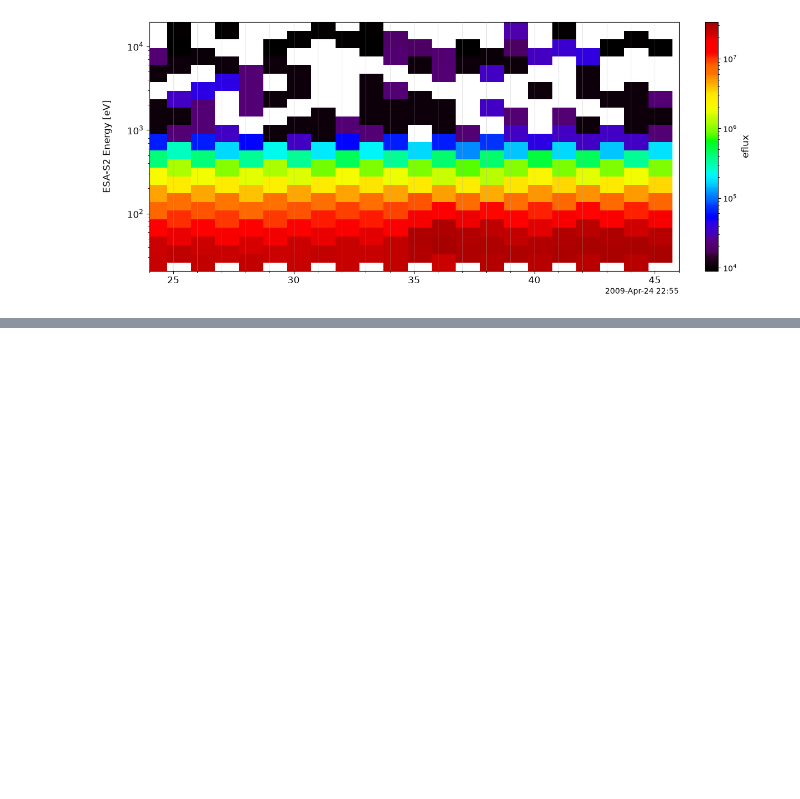
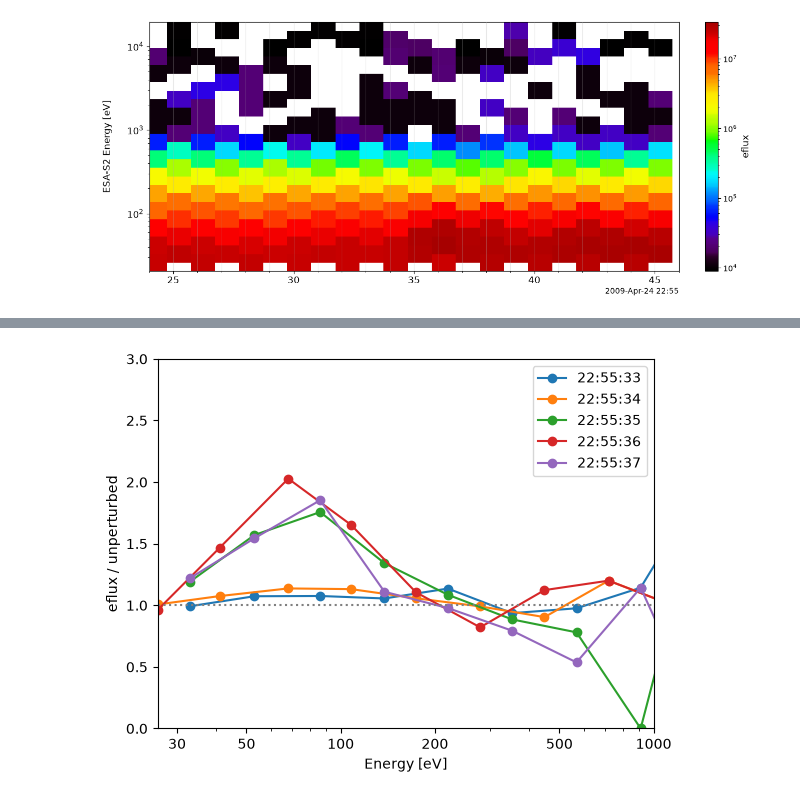
Before and after one commit to yulunwu000/artemis-lunar-plasma, a Jupyter notebook: notebooks/03_kaguya_test.ipynb, the cells around one changed output, grey strips where cells are left out. Drawn from its saved outputs; the diff is of its cells as text; code cells hidden in the pictures; blank space fills up the shorter version.

```diff
--- a/notebooks/03_kaguya_test.ipynb
+++ b/notebooks/03_kaguya_test.ipynb
@@ -198,23 +200,28 @@ Now plotting electron energy spectrogram using ESA-S2:
 # %%
 import glob
 
+# find files by pattern
 f_ef = glob.glob('kaguya_data/esa2_eflux*')[0]
 f_en = glob.glob('kaguya_data/esa2_energy*')[0]
 
-t_e    = np.array(time_double(np.loadtxt(f_ef, usecols=0, dtype=str)))
-eflux  = np.loadtxt(f_ef, usecols=range(1, 15))
+# read the time column
+t_e    = np.array(time_double(np.loadtxt(f_ef, usecols=0, dtype=str))) # column 0 of eflux file is time string, as array
+eflux  = np.loadtxt(f_ef, usecols=range(1, 15)) # 14 flux values, skipping time
 energy = np.loadtxt(f_en)
-eflux[eflux <= 0] = np.nan
 
+# check shape to make sure time, flux and energy have same number of rows for plotting
 print(t_e.shape, eflux.shape, energy.shape)
 
+#store data: x is times (horizontal axis), v is energies (vertical axis), y is fluxes (colur)
 store_data('kgy_esa2_eflux', data={'x': t_e, 'y': eflux, 'v': energy})
+# draw as spectrogram
 options('kgy_esa2_eflux', 'spec', True)
+#log scales
 options('kgy_esa2_eflux', 'ylog', True)
 options('kgy_esa2_eflux', 'zlog', True)
+#titles
 options('kgy_esa2_eflux', 'ytitle', 'ESA-S2 Energy [eV]')
 options('kgy_esa2_eflux', 'ztitle', 'eflux')
-
 
 fig, axes = tplot('kgy_esa2_eflux',
                   trange=['2009-04-24/22:55:24', '2009-04-24/22:55:46'],
@@ -230,0 +261,24 @@ plt.show()
+# %%
+import matplotlib.ticker as mticker
+
+# define unperturbed region from 24 seconds to 32 seconds
+unp = (t_e >= time_double('2009-04-24/22:55:24')) & (t_e < time_double('2009-04-24/22:55:32'))
+
+# make plots
+fig, ax = plt.subplots()
+for ts in ['22:55:33', '22:55:34', '22:55:35', '22:55:36', '22:55:37']:
+    i = np.argmin(np.abs(t_e - time_double('2009-04-24/' + ts)))
+    same = unp & (energy[:, 0] == energy[i, 0]) # is unp the same sweep as the tested row?
+    ratio = eflux[i] / np.nanmean(eflux[same], axis=0)
+    ax.plot(energy[i], ratio, marker='o', label=ts)
+
+ax.axhline(1, color='grey', ls=':')
+ax.set_xscale('log'); ax.set_xlim(26, 1000)
+ax.set_xlabel('Energy [eV]'); ax.set_ylabel('eflux / unperturbed')
+ax.set_xticks([30, 50, 100, 200, 500, 1000])
+ax.xaxis.set_major_formatter(mticker.ScalarFormatter())
+ax.xaxis.set_minor_formatter(mticker.NullFormatter())
+ax.set_ylim(0, 3)
+ax.legend(); plt.show()
+# %% [output]
+[figure, added]
```
Also changed, not shown: parts of 15 cells of this notebook.
